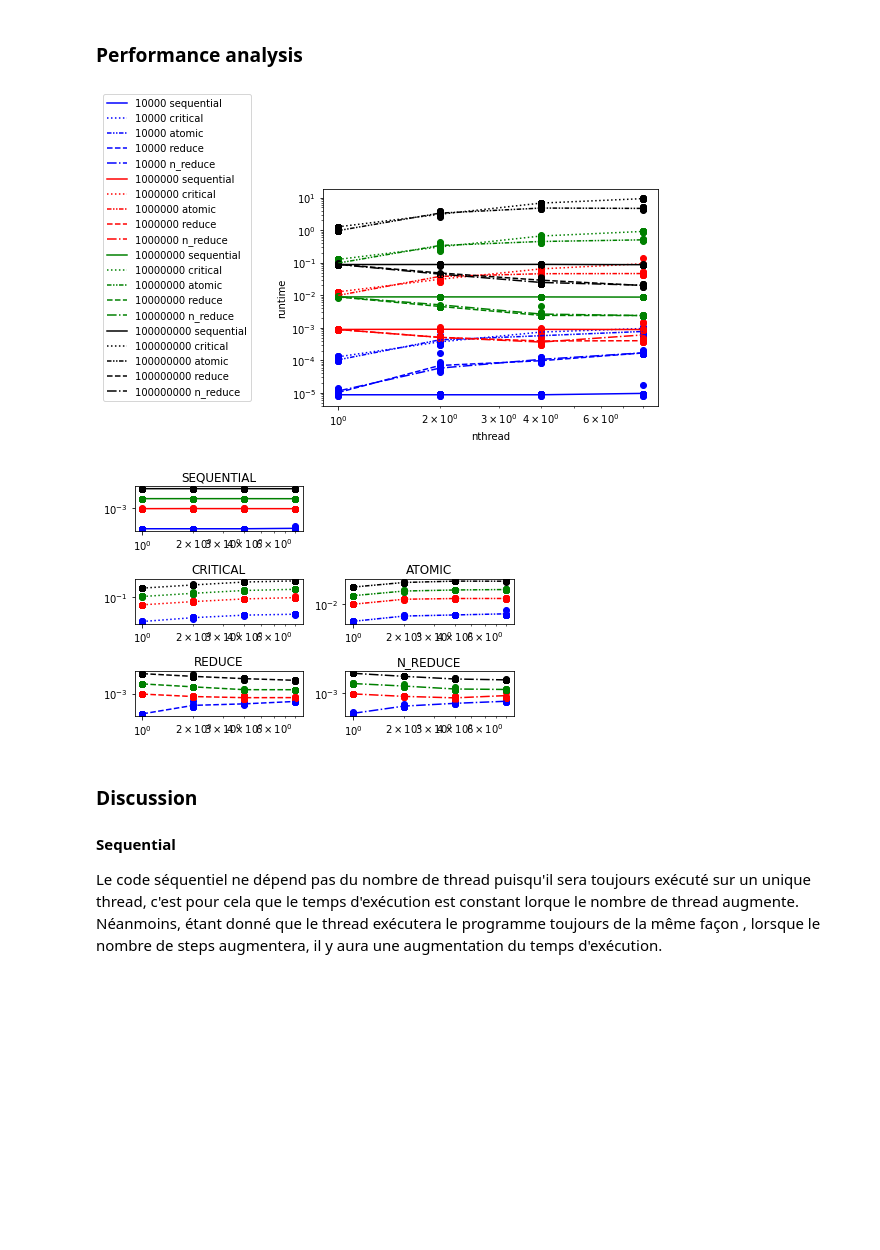
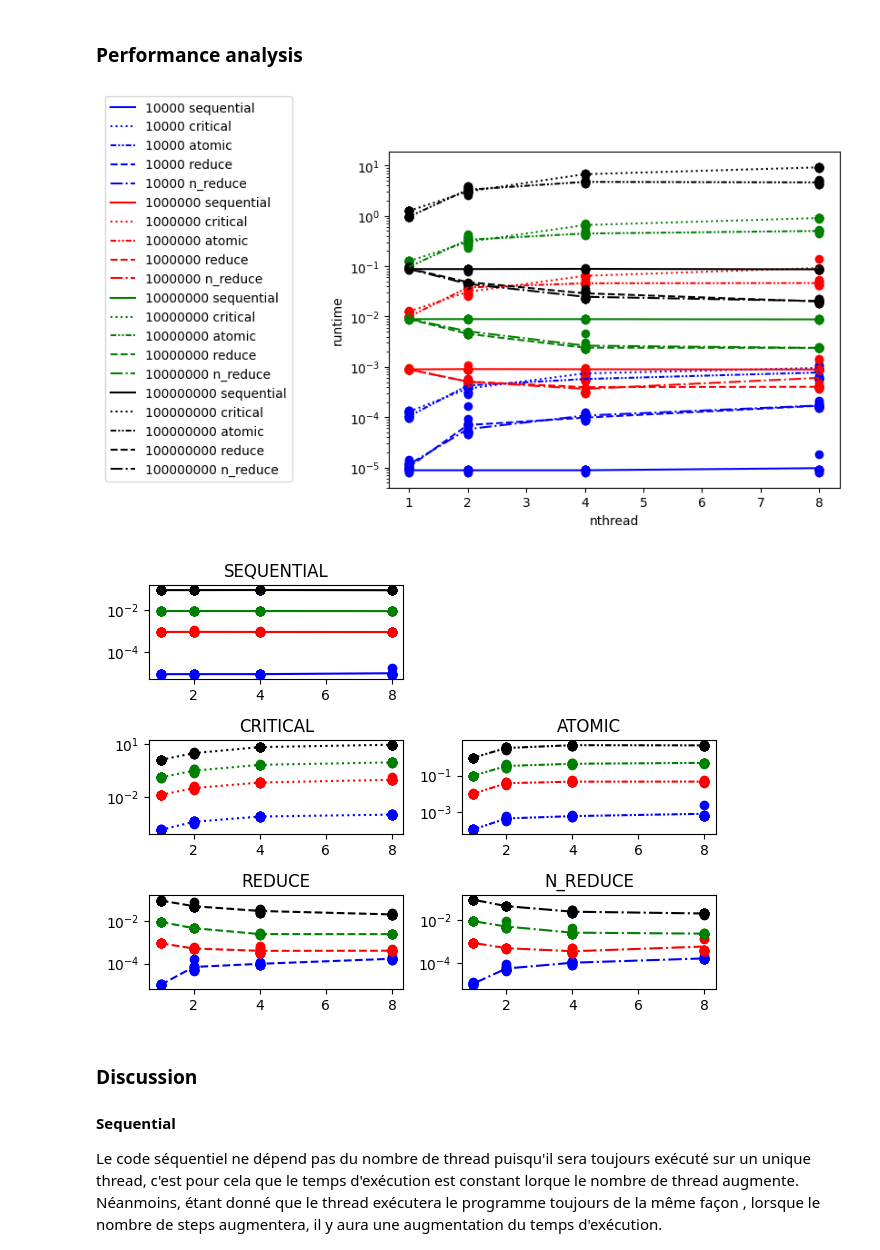
Before and after one commit to CyrilGomes/TP_OPENMP, a Jupyter notebook: src/openmp_tp.ipynb, the cells around one changed output. Cells and saved outputs as stored; diff of their text form; code cells hidden in the pictures; blank space fills up the shorter version.

Commit message:
Add individual plots part 2

```diff
--- a/src/openmp_tp.ipynb
+++ b/src/openmp_tp.ipynb
@@ -77,123 +77,97 @@ color_num_steps = {10000 : "blue", 1000000 : "red", 10000000 : "green", 10000000
 for num_steps in df['num_steps'].drop_duplicates():
     df_plot = df[(df['num_steps'] == int(num_steps))]
     df_plot = df_plot[df_plot['version'] == "sequential"]
-
     mean_stats = df_plot.groupby(['num_steps','version','nthread']).mean().reset_index()
-
     plt.plot(mean_stats['nthread'], mean_stats['runtime'],linestyle="solid",color=color_num_steps[num_steps], label=f'{num_steps} sequential')
     plt.yscale('log')
-    plt.xscale('log')
     plt.scatter(df_plot['nthread'], df_plot['runtime'],color=color_num_steps[num_steps], label=None)
 
     df_plot = df[(df['num_steps'] == int(num_steps))]
     df_plot = df_plot[df_plot['version'] == "critical"]
-
     mean_stats = df_plot.groupby(['num_steps','version','nthread']).mean().reset_index()
-
     plt.plot(mean_stats['nthread'], mean_stats['runtime'],linestyle="dotted",color=color_num_steps[num_steps], label=f'{num_steps} critical')
     plt.yscale('log')
-    plt.xscale('log')
     plt.scatter(df_plot['nthread'], df_plot['runtime'],color=color_num_steps[num_steps], label=None)
-
 
     df_plot = df[(df['num_steps'] == int(num_steps))]
     df_plot = df_plot[df_plot['version'] == "atomic"]
-
     mean_stats = df_plot.groupby(['num_steps','version','nthread']).mean().reset_index()
-
     plt.plot(mean_stats['nthread'], mean_stats['runtime'],linestyle=(0, (3, 1, 1, 1, 1, 1)),color=color_num_steps[num_steps], label=f'{num_steps} atomic')
     plt.yscale('log')
-    plt.xscale('log')
     plt.scatter(df_plot['nthread'], df_plot['runtime'],color=color_num_steps[num_steps], label=None)
 
     df_plot = df[(df['num_steps'] == num_steps) & (df['version'] == "reduce")]
     mean_stats = df_plot.groupby(['num_steps','version','nthread']).mean().reset_index()
     plt.plot(mean_stats['nthread'], mean_stats['runtime'],linestyle="dashed",color=color_num_steps[num_steps], label= f'{num_steps} reduce')
     plt.yscale('log')
-    plt.xscale('log')
     plt.scatter(df_plot['nthread'], df_plot['runtime'],color=color_num_steps[num_steps], label=None)
-
 
     df_plot = df[(df['num_steps'] == num_steps) & (df['version'] == "n_reduce")]
     mean_stats = df_plot.groupby(['num_steps','version','nthread']).mean().reset_index()
     plt.plot(mean_stats['nthread'], mean_stats['runtime'],linestyle="dashdot",color=color_num_steps[num_steps], label=f'{num_steps} n_reduce')
     plt.yscale('log')
-    plt.xscale('log')
     plt.scatter(df_plot['nthread'], df_plot['runtime'],color=color_num_steps[num_steps], label=None)
 
 plt.xlabel('nthread')
 plt.ylabel('runtime')
-
 plt.legend(loc='lower right', bbox_to_anchor=(-0.2, 0))
 plt.show()
 
 fig = plt.figure()
-
 ax1 = plt.subplot(321)
 ax2 = plt.subplot(323)
 ax3 = plt.subplot(324)
 ax4 = plt.subplot(325)
 ax5 = plt.subplot(326)
 
+for num_steps in df['num_steps'].drop_duplicates():
+    df_plot = df[(df['num_steps'] == int(num_steps))]
+    df_plot = df_plot[df_plot['version'] == "sequential"]
+    mean_stats = df_plot.groupby(['num_steps','version','nthread']).mean().reset_index()
+    ax1.set_yscale('log')
+    ax1.plot(mean_stats['nthread'], mean_stats['runtime'],linestyle="solid",color=color_num_steps[num_steps], label=f'{num_steps} sequential')
+    ax1.scatter(df_plot['nthread'], df_plot['runtime'],color=color_num_steps[num_steps], label=None)
+    ax1.set_title('SEQUENTIAL')
 
 for num_steps in df['num_steps'].drop_duplicates():
     df_plot = df[(df['num_steps'] == int(num_steps))]
-    df_plot = df_plot[df_plot['version'] == "sequential"]
-
+    df_plot = df_plot[df_plot['version'] == "critical"]
     mean_stats = df_plot.groupby(['num_steps','version','nthread']).mean().reset_index()
-    ax1.set_xscale('log')
-    ax1.set_yscale('log')
-
-    ax1.plot(mean_stats['nthread'], mean_stats['runtime'],linestyle="solid",color=color_num_steps[num_steps], label=f'{num_steps} sequential')
-
-    ax1.scatter(df_plot['nthread'], df_plot['runtime'],color=color_num_steps[num_steps], label=None)
-    ax1.set_title('SEQUENTIAL')
-for num_steps in df['num_steps'].drop_duplicates():
-    df_plot = df[(df['num_steps'] == int(num_steps))]
-    df_plot = df_plot[df_plot['version'] == "critical"]
-
-    mean_stats = df_plot.groupby(['num_steps','version','nthread']).mean().reset_index()
-    ax2.set_xscale('log')
     ax2.set_yscale('log')
     ax2.plot(mean_stats['nthread'], mean_stats['runtime'],linestyle="dotted",color=color_num_steps[num_steps], label=f'{num_steps} critical')
-
     ax2.scatter(df_plot['nthread'], df_plot['runtime'],color=color_num_steps[num_steps], label=None)
     ax2.set_title('CRITICAL')
 
 for num_steps in df['num_steps'].drop_duplicates():
     df_plot = df[(df['num_steps'] == int(num_steps))]
     df_plot = df_plot[df_plot['version'] == "atomic"]
-
     mean_stats = df_plot.groupby(['num_steps','version','nthread']).mean().reset_index()
-    ax3.set_xscale('log')
     ax3.set_yscale('log')
     ax3.plot(mean_stats['nthread'], mean_stats['runtime'],linestyle=(0, (3, 1, 1, 1, 1, 1)),color=color_num_steps[num_steps], label=f'{num_steps} atomic')
     ax3.scatter(df_plot['nthread'], df_plot['runtime'],color=color_num_steps[num_steps], label=None)
     ax3.set_title('ATOMIC')
 
 for num_steps in df['num_steps'].drop_duplicates():
     df_plot = df[(df['num_steps'] == num_steps) & (df['version'] == "reduce")]
     mean_stats = df_plot.groupby(['num_steps','version','nthread']).mean().reset_index()
-    ax4.set_xscale('log')
     ax4.set_yscale('log')
     ax4.plot(mean_stats['nthread'], mean_stats['runtime'],linestyle="dashed",color=color_num_steps[num_steps], label= f'{num_steps} reduce')
     ax4.scatter(df_plot['nthread'], df_plot['runtime'],color=color_num_steps[num_steps], label=None)
     ax4.set_title('REDUCE')
 
 for num_steps in df['num_steps'].drop_duplicates():
     df_plot = df[(df['num_steps'] == num_steps) & (df['version'] == "n_reduce")]
     mean_stats = df_plot.groupby(['num_steps','version','nthread']).mean().reset_index()
-    ax5.set_xscale('log')
     ax5.set_yscale('log')
     ax5.plot(mean_stats['nthread'], mean_stats['runtime'],linestyle="dashdot",color=color_num_steps[num_steps], label=f'{num_steps} n_reduce')
     ax5.scatter(df_plot['nthread'], df_plot['runtime'],color=color_num_steps[num_steps], label=None)
     ax5.set_title('N_REDUCE')
 
 plt.tight_layout()
 plt.show()
 # %% [output]
-[figure, old version]
+[figure, new version]
-[figure, old version]
+[figure, new version]
 # %% [markdown]
 ### Discussion
 
```
Also changed, not shown: parts of 3 cells of this notebook, 1 other file.
